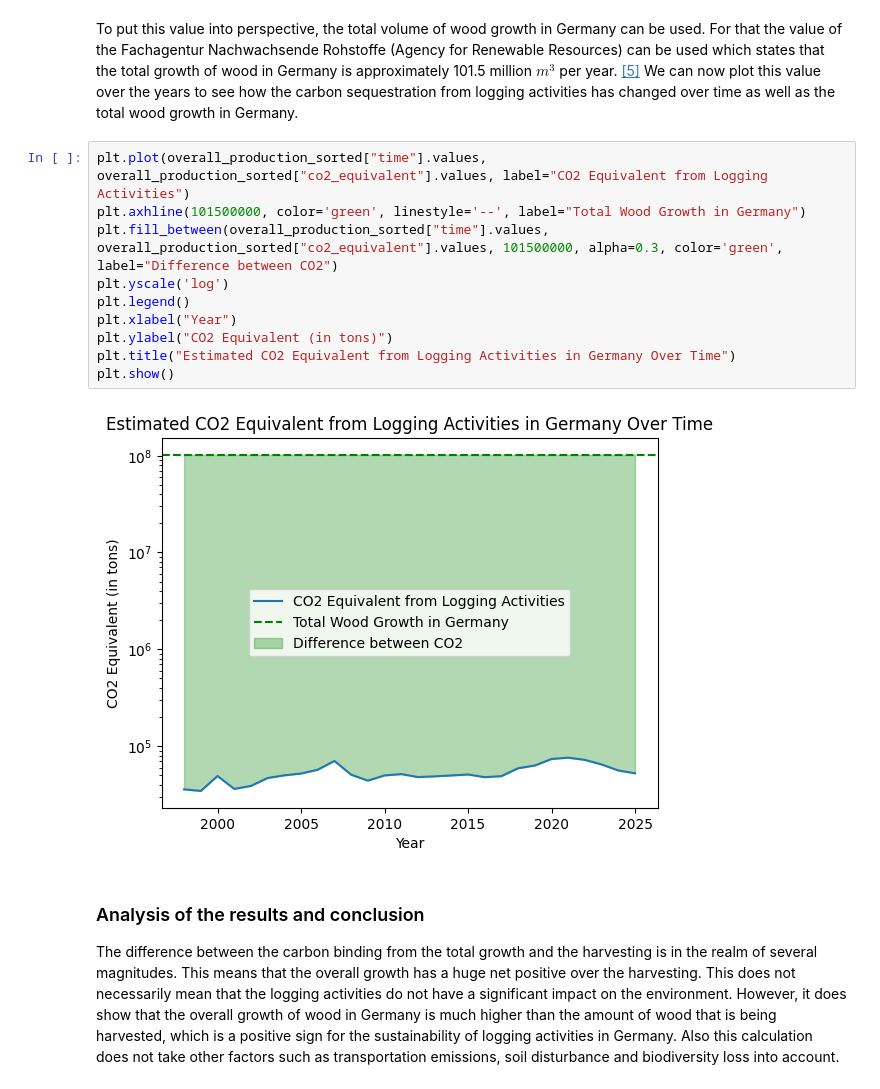
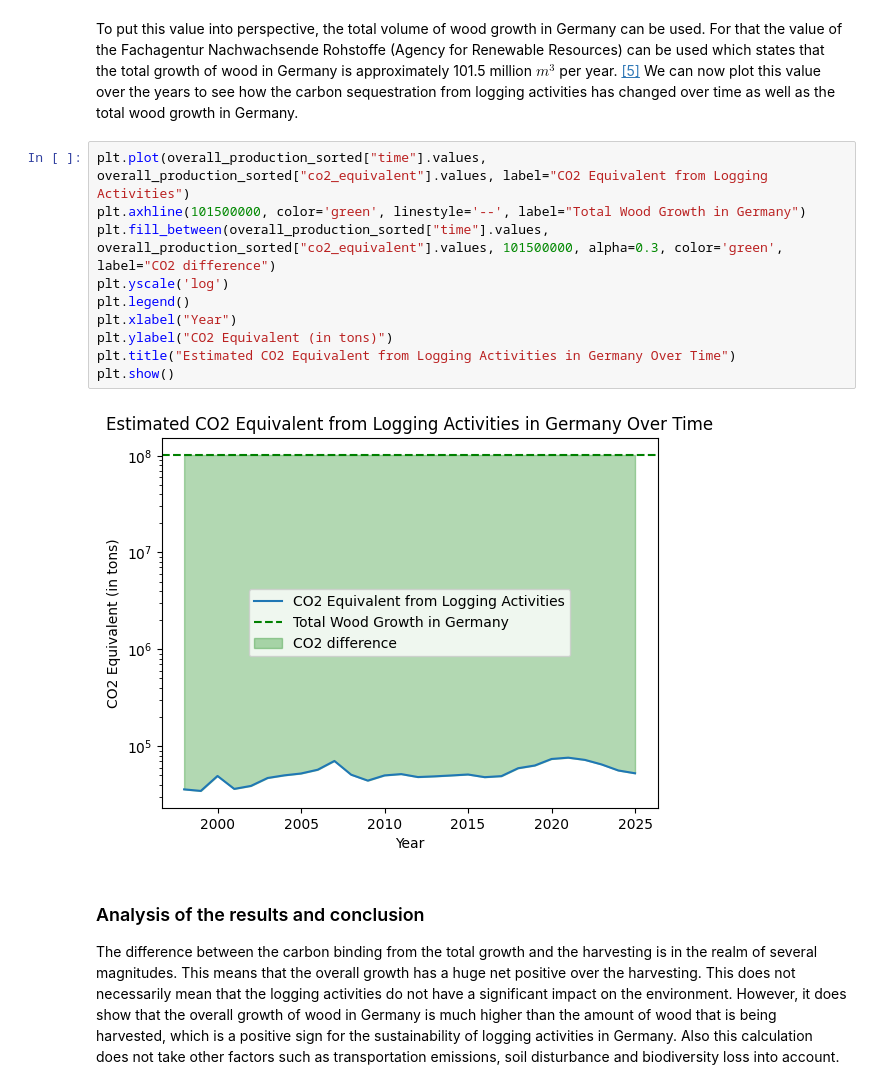
Before and after one commit to gespel/WoodProductionTrends, a Jupyter notebook: src/main.ipynb, the cells around one changed output. Saved outputs shown, nothing was run; the diff lists cells and outputs as text.

Commit message:
fixing typo in co2 difference graph

```diff
--- a/src/main.ipynb
+++ b/src/main.ipynb
@@ -160,15 +160,15 @@ We can now plot this value over the years to see how the carbon sequestration fr
 # %%
 plt.plot(overall_production_sorted["time"].values, overall_production_sorted["co2_equivalent"].values, label="CO2 Equivalent from Logging Activities")
 plt.axhline(101500000, color='green', linestyle='--', label="Total Wood Growth in Germany")
-plt.fill_between(overall_production_sorted["time"].values, overall_production_sorted["co2_equivalent"].values, 101500000, alpha=0.3, color='green', label="Difference between CO2")
+plt.fill_between(overall_production_sorted["time"].values, overall_production_sorted["co2_equivalent"].values, 101500000, alpha=0.3, color='green', label="CO2 difference")
 plt.yscale('log')
 plt.legend()
 plt.xlabel("Year")
 plt.ylabel("CO2 Equivalent (in tons)")
 plt.title("Estimated CO2 Equivalent from Logging Activities in Germany Over Time")
 plt.show()
 # %% [output]
-[figure, old version]
+[figure, new version]
 # %% [markdown]
 ### Analysis of the results and conclusion
 The difference between the carbon binding from the total growth and the harvesting is in the realm of several magnitudes. This means that the overall growth has a huge net positive over the harvesting. This does not necessarily mean that the logging activities do not have a significant impact on the environment. However, it does show that the overall growth of wood in Germany is much higher than the amount of wood that is being harvested, which is a positive sign for the sustainability of logging activities in Germany. Also this calculation does not take other factors such as transportation emissions, soil disturbance and biodiversity loss into account.
```
